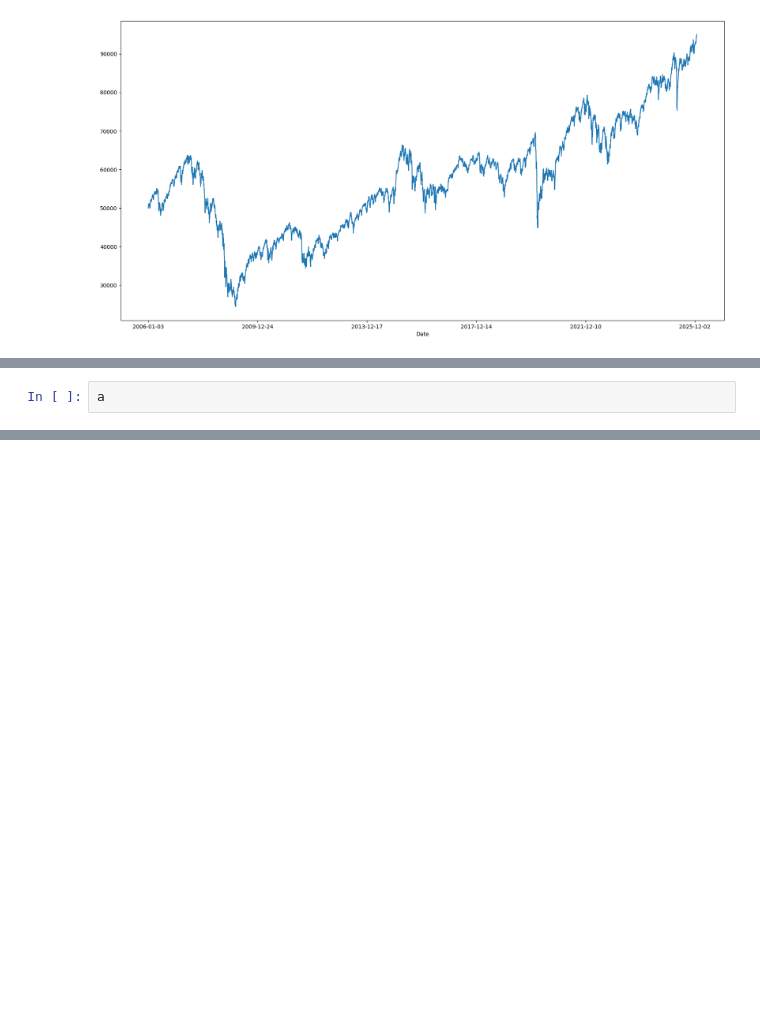
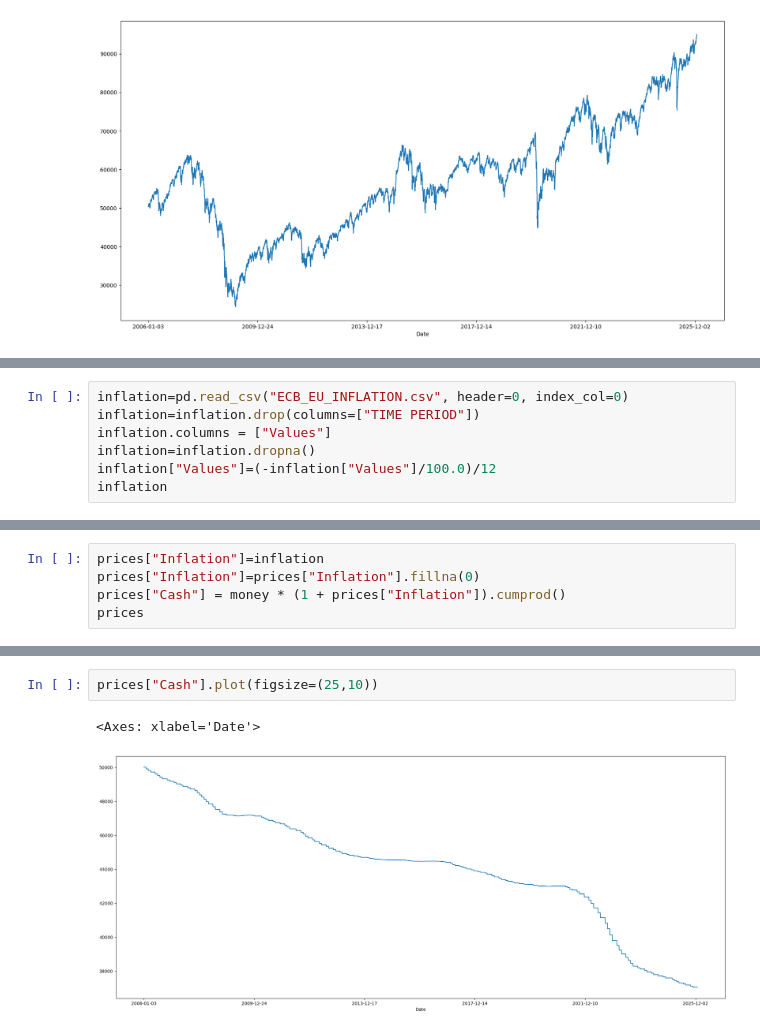
Before and after one commit to MatCuns/Market-Timing-vs-Time-in-the-Market-in-the-Long-Term, a Jupyter notebook: Market-Timing-vs-Time-in-the-Market.ipynb, the cells around one changed output, grey strips where cells are left out. Cells and saved outputs as stored; diff of their text form; blank space fills up the shorter version.

```diff
--- a/Market-Timing-vs-Time-in-the-Market.ipynb
+++ b/Market-Timing-vs-Time-in-the-Market.ipynb
@@ -90,3 +100,8 @@ a=prices.iloc[0]
 # %%
-a
+inflation=pd.read_csv("ECB_EU_INFLATION.csv", header=0, index_col=0)
+inflation=inflation.drop(columns=["TIME PERIOD"])
+inflation.columns = ["Values"]
+inflation=inflation.dropna()
+inflation["Values"]=(-inflation["Values"]/100.0)/12
+inflation
 # %% [output]
@@ -96,0 +122,5 @@ Name: 2006-01-03, dtype: float64
+# %%
+prices["Inflation"]=inflation
+prices["Inflation"]=prices["Inflation"].fillna(0)
+prices["Cash"] = money * (1 + prices["Inflation"]).cumprod()
+prices
@@ -96,0 +142,5 @@ Name: 2006-01-03, dtype: float64
+# %%
+prices["Cash"].plot(figsize=(25,10))
+# %% [output]
+<Axes: xlabel='Date'>
+[figure, added]
```
Also changed, not shown: parts of 8 cells of this notebook, 2 other files.
